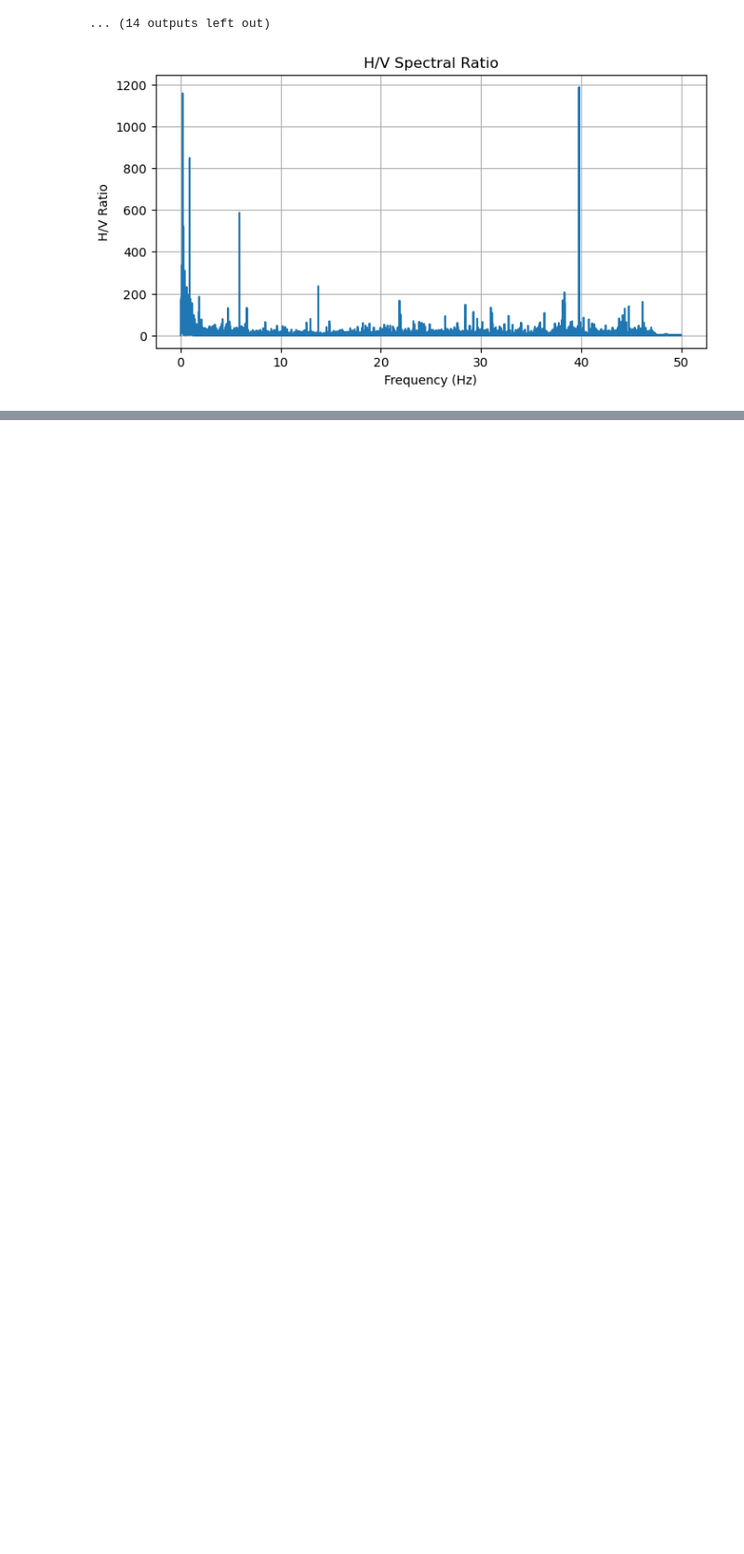
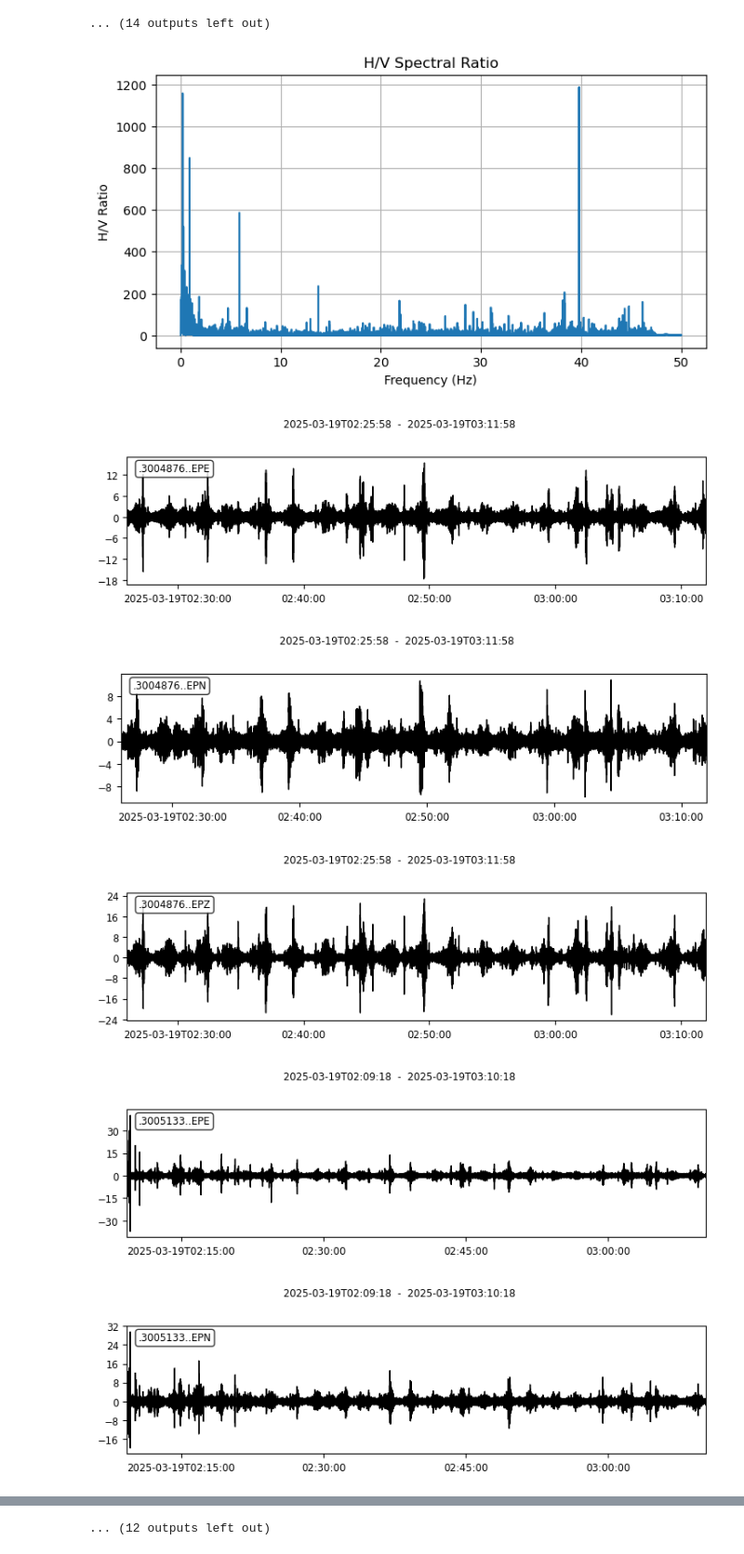
Before and after one commit to u11210013/Seismology, a Jupyter notebook: 0319.ipynb, the cells around one changed output, grey strips where cells are left out. Shown at 93% size. Drawn from its saved outputs; the diff is of its cells as text; code cells hidden in the pictures; blank space fills up the shorter version.

```diff
--- a/0319.ipynb
+++ b/0319.ipynb
@@ -132,3 +132,12 @@ else:
     plt.show()
 # %% [output]
 [figure]
+# %%
+for i in st:
+    i.plot();
+# %% [output]
+[figure, added]
+[figure, added]
+[figure, added]
+[figure, added]
+[figure, added]
@@ -134,0 +151 @@ else:
+... (12 outputs left out)
```
Also changed, not shown: parts of 6 cells of this notebook.
